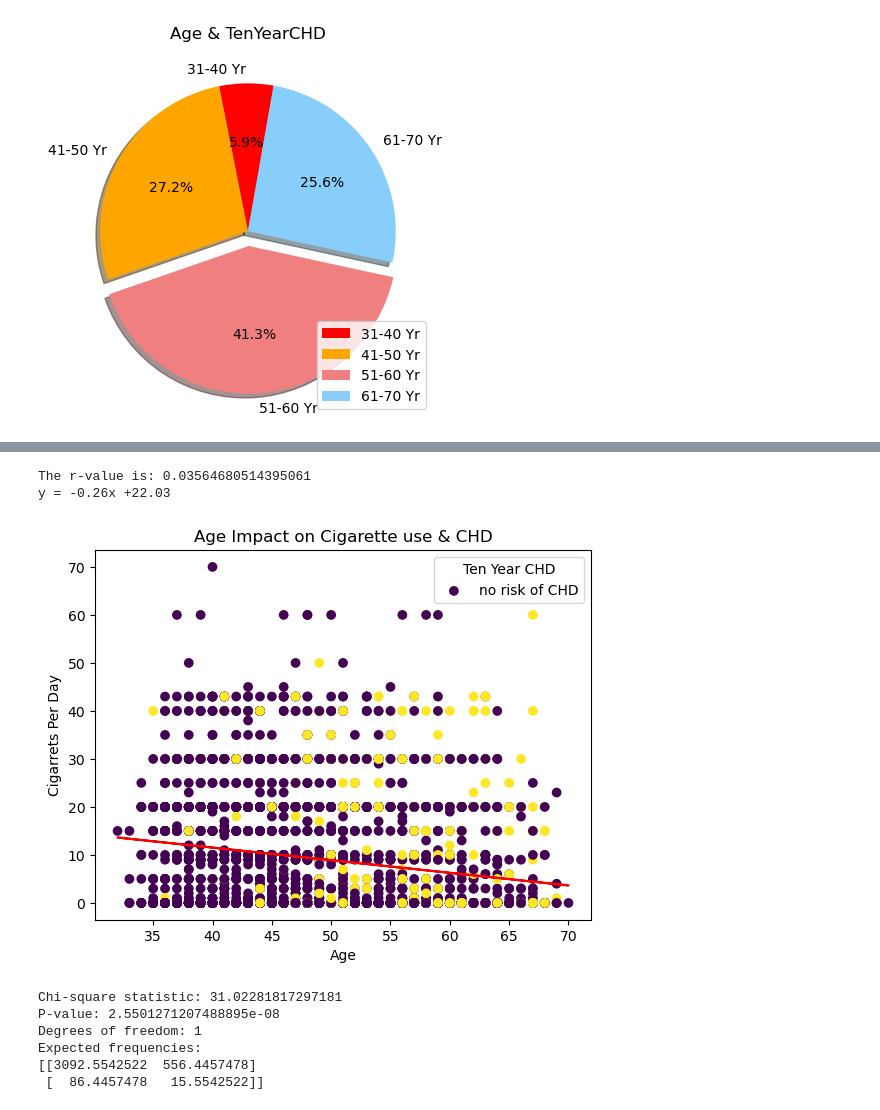
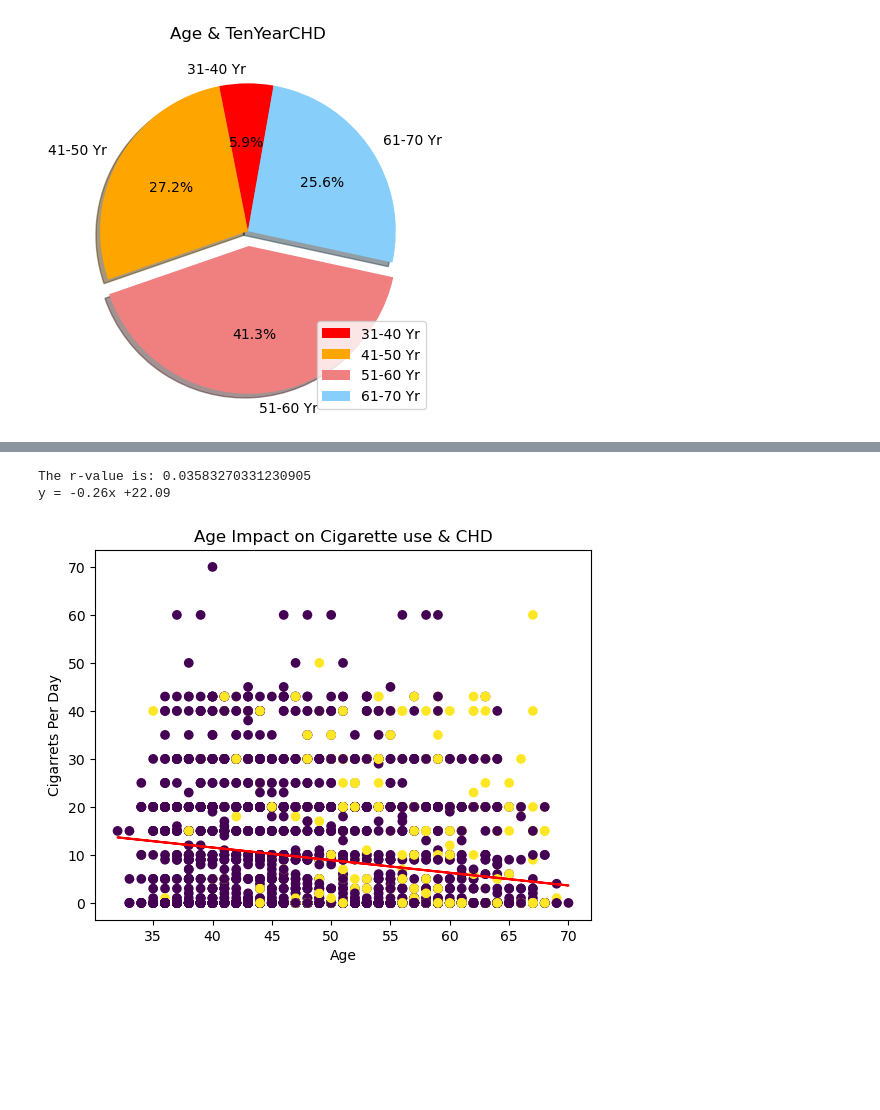
Before and after one commit to myhre062/heart-disease-analysis, a Jupyter notebook: heart-disease-data-analysis.ipynb, the cells around one changed output, grey strips where cells are left out. Cells and saved outputs as stored; diff of their text form; code cells hidden in the pictures; blank space fills up the shorter version.

```diff
--- a/heart-disease-data-analysis.ipynb
+++ b/heart-disease-data-analysis.ipynb
@@ -970,54 +989,34 @@ plt.show()
 # %%
 # scatter plot
 heart_analysis_df = heart_analysis_df.dropna()
 
 x_value = (heart_analysis_df["age"]).astype(float)
 y_value = (heart_analysis_df["cigsPerDay"]).astype(float)
 
 x_value
 y_value
 
 z_value = (heart_analysis_df["TenYearCHD"]).astype(float)
 z_value
 binary = [0,1]
 
 plt.scatter(x_value, y_value,c=z_value, marker="o")
 plt.title('Age Impact on Cigarette use & CHD')
 labels = ['no risk of CHD', 'risk of CHD']
-plt.legend(title='Ten Year CHD', labels=labels, loc='upper right')
+# plt.legend(title='Ten Year CHD', labels=labels, loc='upper right')
 plt.xlabel('Age')
 plt.ylabel('Cigarrets Per Day')
 
 
 (slope, intercept, rvalue, pvalue, stderr) = stats.linregress(x_value, y_value)
 
 line = slope * x_value + intercept
 plt.plot(x_value, line, color='red', label='Regression Line')
 line_eq = "y = " + str(round(slope,2)) + "x +" + str(round(intercept,2))
 print(f"The r-value is: {rvalue**2}")
 print(line_eq)
 plt.show()
 # %% [output]
-The r-value is: 0.03564680514395061
-y = -0.26x +22.03
+The r-value is: 0.03583270331230905
+y = -0.26x +22.09
-[figure, old version]
+[figure, new version]
-# %%
-# Tianyue Analyze and move to diabietes section
-
-contingency_table = pd.crosstab(heart_analysis_df['diabetes'], heart_analysis_df['TenYearCHD'])
-
-# Perform the Chi-square test
-chi2, p_value, dof, expected = stats.chi2_contingency(contingency_table)
-
-# Output the results
-print(f"Chi-square statistic: {chi2}")
-print(f"P-value: {p_value}")
-print(f"Degrees of freedom: {dof}")
-print(f"Expected frequencies:\n{expected}")
-# %% [output]
-Chi-square statistic: 31.02281817297181
-P-value: 2.5501271207488895e-08
-Degrees of freedom: 1
-Expected frequencies:
-[[3092.5542522  556.4457478]
- [  86.4457478   15.5542522]]
```
Also changed, not shown: parts of 15 cells of this notebook.
